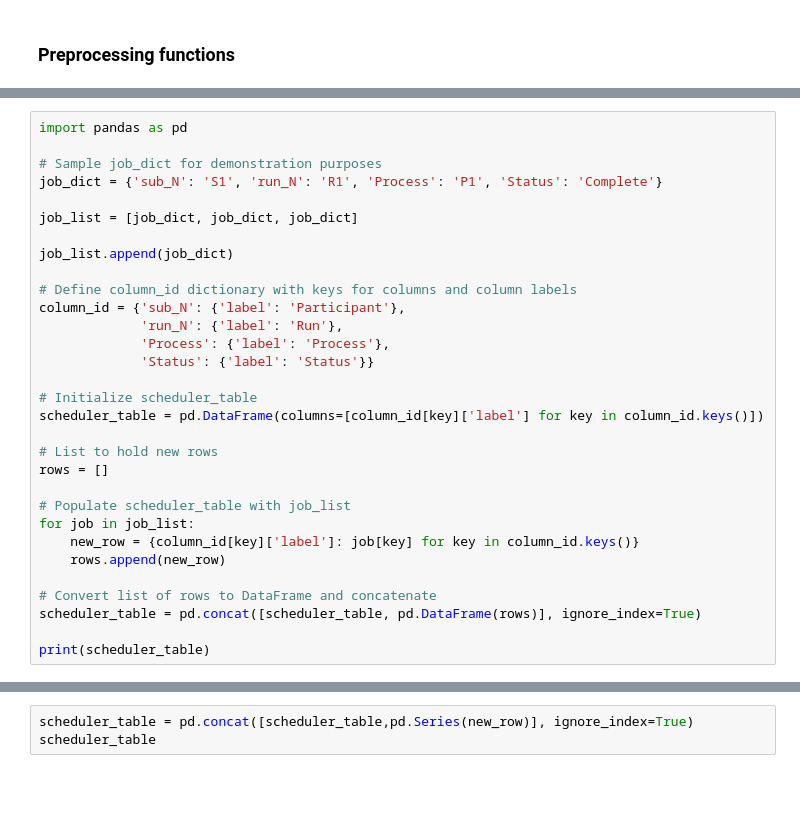
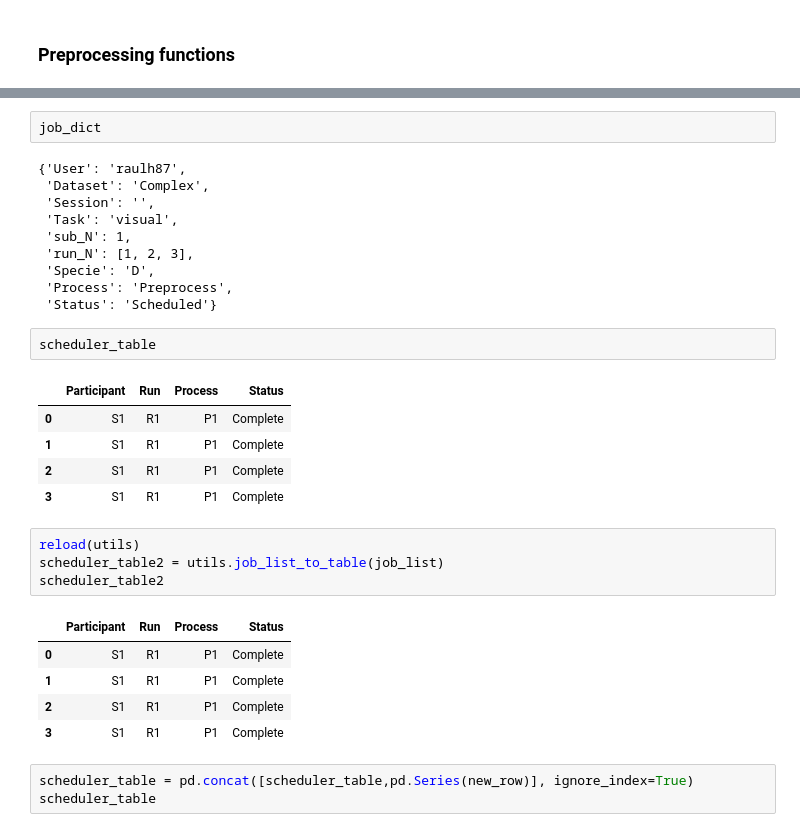
Before and after one commit to rhernandez00/dog_brain_toolkit, a Jupyter notebook: interface.ipynb, the cells around one changed output, grey strips where cells are left out. Saved outputs shown, nothing was run; the diff lists cells and outputs as text; blank space fills up the shorter version.

```diff
--- a/interface.ipynb
+++ b/interface.ipynb
@@ -347,31 +341,0 @@ scheduler_table
-# %%
-import pandas as pd
-
-# Sample job_dict for demonstration purposes
-job_dict = {'sub_N': 'S1', 'run_N': 'R1', 'Process': 'P1', 'Status': 'Complete'}
-
-job_list = [job_dict, job_dict, job_dict]
-
-job_list.append(job_dict)
-
-# Define column_id dictionary with keys for columns and column labels
-column_id = {'sub_N': {'label': 'Participant'},
-             'run_N': {'label': 'Run'},
-             'Process': {'label': 'Process'},
-             'Status': {'label': 'Status'}}
-
-# Initialize scheduler_table
-scheduler_table = pd.DataFrame(columns=[column_id[key]['label'] for key in column_id.keys()])
-
-# List to hold new rows
-rows = []
-
-# Populate scheduler_table with job_list
-for job in job_list:
-    new_row = {column_id[key]['label']: job[key] for key in column_id.keys()}
-    rows.append(new_row)
-
-# Convert list of rows to DataFrame and concatenate
-scheduler_table = pd.concat([scheduler_table, pd.DataFrame(rows)], ignore_index=True)
-
-print(scheduler_table)
@@ -407,3 +430,33 @@ def job_list_to_table(job_list):
+# %%
+job_dict
+# %% [output]
+{'User': 'raulh87',
+ 'Dataset': 'Complex',
+ 'Session': '',
+ 'Task': 'visual',
+ 'sub_N': 1,
+ 'run_N': [1, 2, 3],
+ 'Specie': 'D',
+ 'Process': 'Preprocess',
+ 'Status': 'Scheduled'}
+# %%
+scheduler_table
+# %% [output]
+|  | Participant | Run | Process | Status |
+| 0 | S1 | R1 | P1 | Complete |
+| 1 | S1 | R1 | P1 | Complete |
+| 2 | S1 | R1 | P1 | Complete |
+| 3 | S1 | R1 | P1 | Complete |
+# %%
+reload(utils)
+scheduler_table2 = utils.job_list_to_table(job_list)
+scheduler_table2
+# %% [output]
+|  | Participant | Run | Process | Status |
+| 0 | S1 | R1 | P1 | Complete |
+| 1 | S1 | R1 | P1 | Complete |
+| 2 | S1 | R1 | P1 | Complete |
+| 3 | S1 | R1 | P1 | Complete |
 # %%
 scheduler_table = pd.concat([scheduler_table,pd.Series(new_row)], ignore_index=True)
 scheduler_table
```
Also changed, not shown: parts of 17 cells of this notebook, 2 other files.
